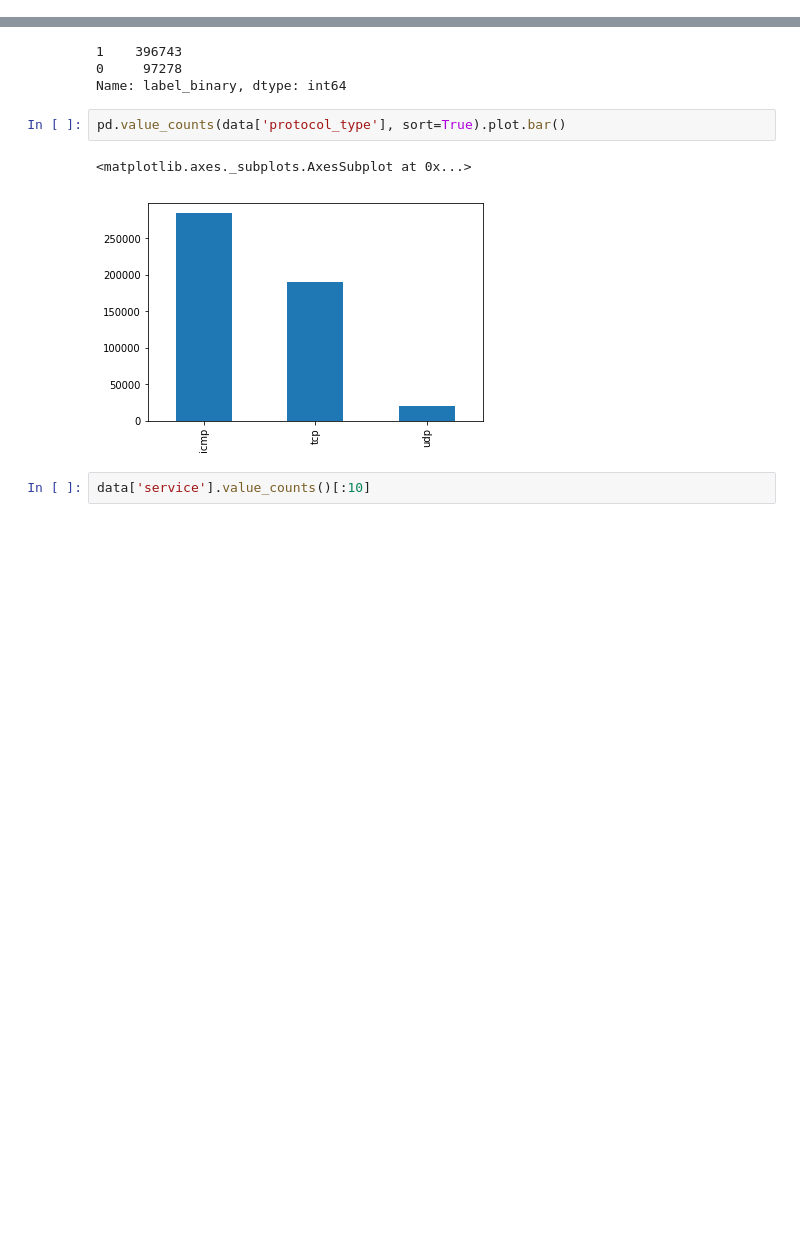
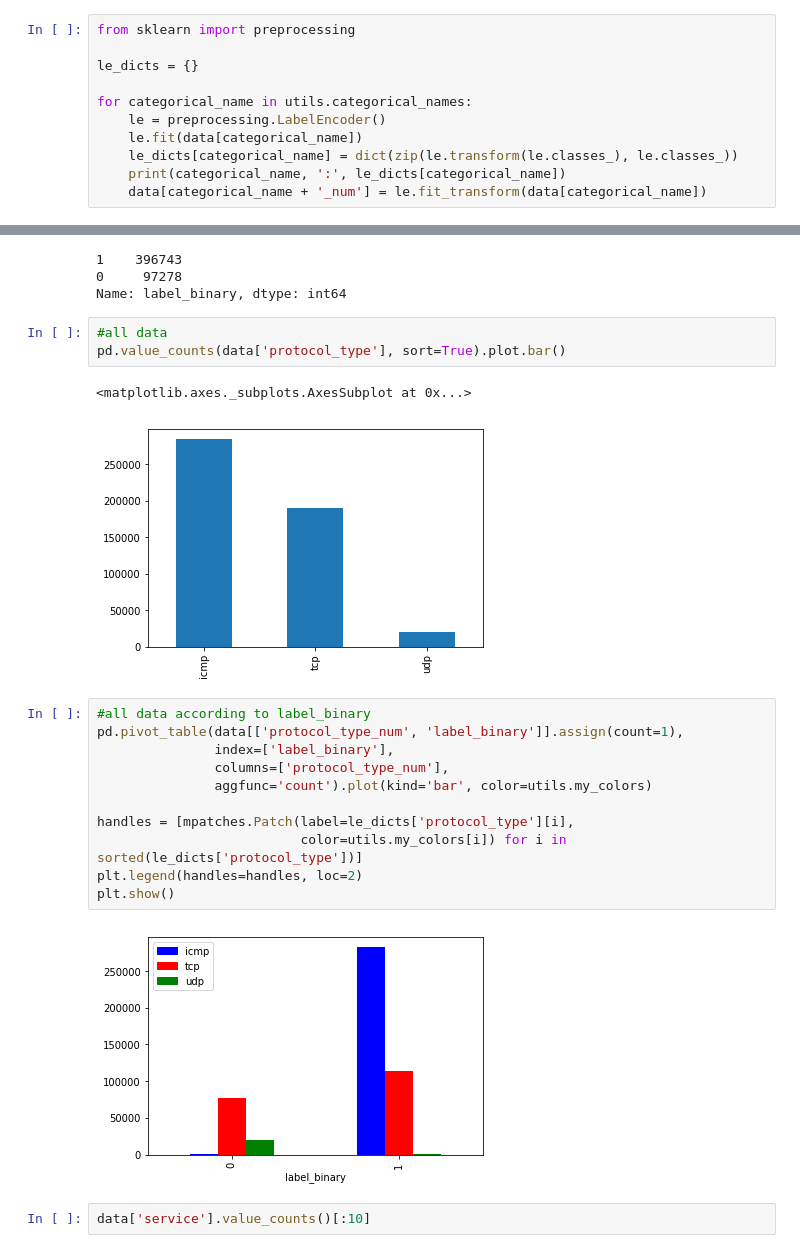
Before and after one commit to chinskiy/KDD-99, a Jupyter notebook: exploratory_analysis.ipynb, the cells around one changed output, grey strips where cells are left out. Saved outputs shown, nothing was run; the diff lists cells and outputs as text; blank space fills up the shorter version.

Commit message:
add more graph

```diff
--- a/exploratory_analysis.ipynb
+++ b/exploratory_analysis.ipynb
@@ -69,0 +73,11 @@ data.describe()
+# %%
+from sklearn import preprocessing
+
+le_dicts = {}
+
+for categorical_name in utils.categorical_names:
+    le = preprocessing.LabelEncoder()
+    le.fit(data[categorical_name])
+    le_dicts[categorical_name] = dict(zip(le.transform(le.classes_), le.classes_))
+    print(categorical_name, ':', le_dicts[categorical_name])
+    data[categorical_name + '_num'] = le.fit_transform(data[categorical_name])
@@ -99,10 +121,24 @@ data['label_binary'].value_counts()
 0     97278
 Name: label_binary, dtype: int64
 # %%
+#all data
 pd.value_counts(data['protocol_type'], sort=True).plot.bar()
 # %% [output]
 <matplotlib.axes._subplots.AxesSubplot at 0x...>
 [figure]
+# %%
+#all data according to label_binary
+pd.pivot_table(data[['protocol_type_num', 'label_binary']].assign(count=1),
+               index=['label_binary'],
+               columns=['protocol_type_num'],
+               aggfunc='count').plot(kind='bar', color=utils.my_colors)
+
+handles = [mpatches.Patch(label=le_dicts['protocol_type'][i],
+                          color=utils.my_colors[i]) for i in sorted(le_dicts['protocol_type'])]
+plt.legend(handles=handles, loc=2)
+plt.show()
+# %% [output]
+[figure, added]
 # %%
 data['service'].value_counts()[:10]
 # %% [output]
```
Also changed, not shown: parts of 9 cells of this notebook.
